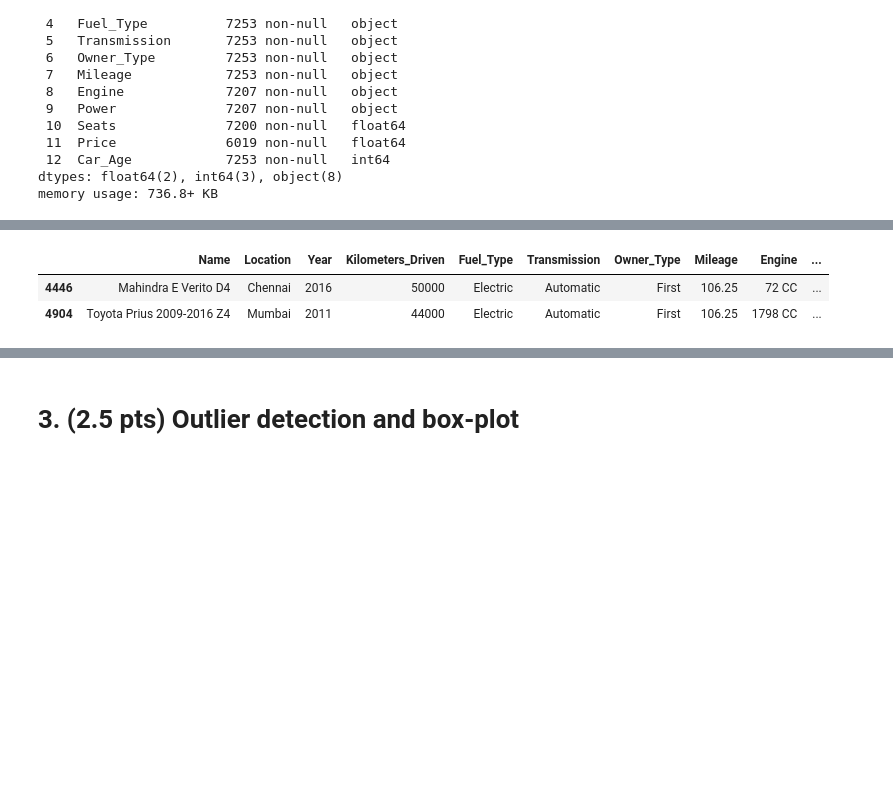
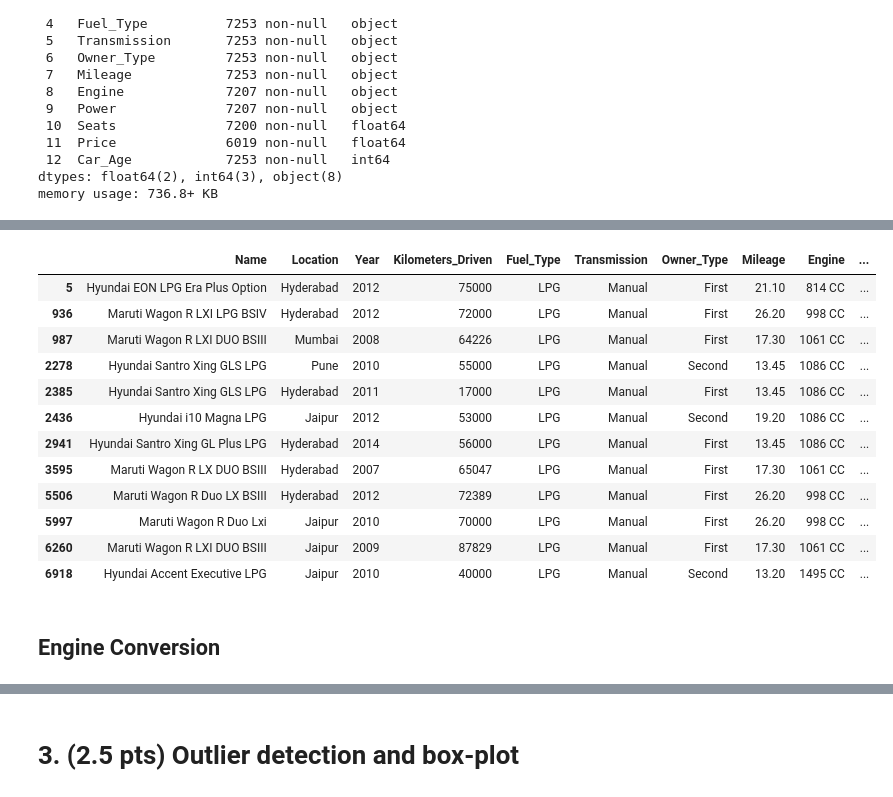
Before and after one commit to anjali-ojha/data-mining, a Jupyter notebook: assignment-1/assignment1.ipynb, the cells around one changed output, grey strips where cells are left out. Saved outputs shown, nothing was run; the diff lists cells and outputs as text; code cells hidden in the pictures; blank space fills up the shorter version.

```diff
--- a/assignment-1/assignment1.ipynb
+++ b/assignment-1/assignment1.ipynb
@@ -150,24 +159,15 @@ def find_dominant_unit(df, column):
 # %%
 # Milage Conversion
 
-# # Step 1: Identify units in the Mileage column
-# def get_unit(value):
-#     return str(value).split(" ")[-1]
-
-# # Create a new column to store the units
-# df['Mileage_Unit'] = df['Mileage'].apply(get_unit)
-
-# # Step 2: Count occurrences of each unit
-# unit_counts = df['Mileage_Unit'].value_counts()
-# print("Unit counts:\n", unit_counts)
-
-# # Step 3: Find the dominant unit
-# dominant_unit = unit_counts.idxmax()
-# print("\nDominant unit:", dominant_unit)
-
-# Step 4: Convert non-dominant units to the dominant unit (if required)
+# refactor
 def convert_mileage(value, dominant_unit):
     mileage_value = float(value.split()[0])
+
+    # def convert_kmkg_to_kmpl(km_per_kg, fuel_density):
+    #     return km_per_kg / fuel_density
+
+    # kmkg_value = 10  # Example km/kg value
+    # fuel_density = 0.74  # Example density of gasoline in kg/l
 
     # Conversion factors
     mpl_to_kmpl = 2.352
@@ -178,24 +178,17 @@ def convert_mileage(value, dominant_unit):
     if dominant_unit == 'kmpl':
         if 'mpl' in value:
             return mileage_value * mpl_to_kmpl  # Convert mpl to kmpl
-        elif 'mpg' in value:
+        elif 'mpg' in value or 'mpge' in value:
             return mileage_value * mpg_to_kmpl  # Convert mpg to kmpl
-    elif dominant_unit == 'mpl':
-        if 'kmpl' in value:
-            return mileage_value * kmpl_to_mpl  # Convert kmpl to mpl
-        elif 'mpg' in value:
-            return mileage_value * mpg_to_kmpl * kmpl_to_mpl  # Convert mpg to mpl
-    elif dominant_unit == 'mpg':
+    elif dominant_unit == 'mpg' or dominant_unit == 'mpge':
         if 'kmpl' in value:
             return mileage_value * kmpl_to_mpg  # Convert kmpl to mpg
         elif 'mpl' in value:
             return mileage_value / mpl_to_kmpl * mpg_to_kmpl  # Convert mpl to mpg
 
-    return mileage_value  # No conversion needed
+    return mileage_value
 
 
-# Apply the conversion only if there are mixed units
-dominant_milage_unit = find_dominant_unit(df, 'Mileage')
 df['Mileage'] = df['Mileage'].apply(lambda x: convert_mileage(x, dominant_milage_unit))
 df
 # %% [output]
@@ -223,6 +208,18 @@ Dominant unit for column = 'Mileage', dominant_unit = 'kmpl'
 # %%
-df[df['Fuel_Type'] == 'Electric']
+df[df['Fuel_Type'] == 'LPG']
 # %% [output]
 |  | Name | Location | Year | Kilometers_Driven | Fuel_Type | Transmission | Owner_Type | Mileage | Engine | ... |
-| 4446 | Mahindra E Verito D4 | Chennai | 2016 | 50000 | Electric | Automatic | First | 106.25 | 72 CC | ... |
-| 4904 | Toyota Prius 2009-2016 Z4 | Mumbai | 2011 | 44000 | Electric | Automatic | First | 106.25 | 1798 CC | ... |
+| 5 | Hyundai EON LPG Era Plus Option | Hyderabad | 2012 | 75000 | LPG | Manual | First | 21.10 | 814 CC | ... |
+| 936 | Maruti Wagon R LXI LPG BSIV | Hyderabad | 2012 | 72000 | LPG | Manual | First | 26.20 | 998 CC | ... |
+| 987 | Maruti Wagon R LXI DUO BSIII | Mumbai | 2008 | 64226 | LPG | Manual | First | 17.30 | 1061 CC | ... |
+| 2278 | Hyundai Santro Xing GLS LPG | Pune | 2010 | 55000 | LPG | Manual | Second | 13.45 | 1086 CC | ... |
+| 2385 | Hyundai Santro Xing GLS LPG | Hyderabad | 2011 | 17000 | LPG | Manual | First | 13.45 | 1086 CC | ... |
+| 2436 | Hyundai i10 Magna LPG | Jaipur | 2012 | 53000 | LPG | Manual | Second | 19.20 | 1086 CC | ... |
+| 2941 | Hyundai Santro Xing GL Plus LPG | Hyderabad | 2014 | 56000 | LPG | Manual | First | 13.45 | 1086 CC | ... |
+| 3595 | Maruti Wagon R LX DUO BSIII | Hyderabad | 2007 | 65047 | LPG | Manual | First | 17.30 | 1061 CC | ... |
+| 5506 | Maruti Wagon R Duo LX BSIII | Hyderabad | 2012 | 72389 | LPG | Manual | First | 26.20 | 998 CC | ... |
+| 5997 | Maruti Wagon R Duo Lxi | Jaipur | 2010 | 70000 | LPG | Manual | First | 26.20 | 998 CC | ... |
+| 6260 | Maruti Wagon R LXI DUO BSIII | Jaipur | 2009 | 87829 | LPG | Manual | First | 17.30 | 1061 CC | ... |
+| 6918 | Hyundai Accent Executive LPG | Jaipur | 2010 | 40000 | LPG | Manual | Second | 13.20 | 1495 CC | ... |
+# %% [markdown]
+## Engine Conversion
```
Also changed, not shown: parts of 38 cells of this notebook.
